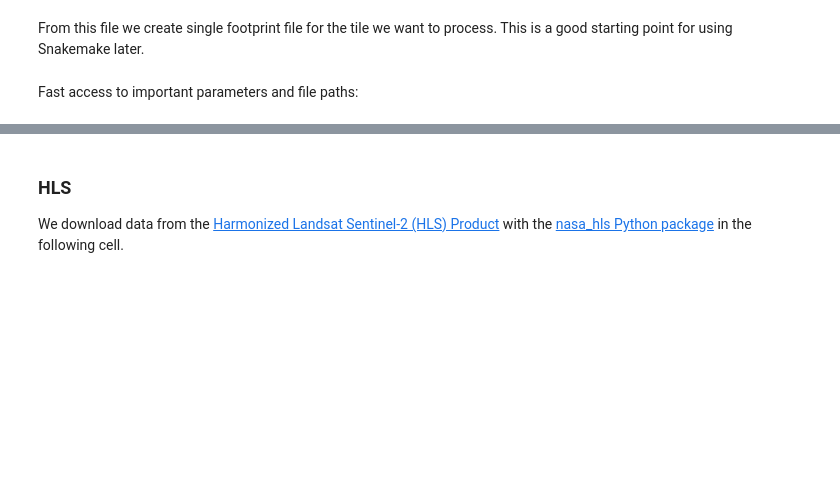
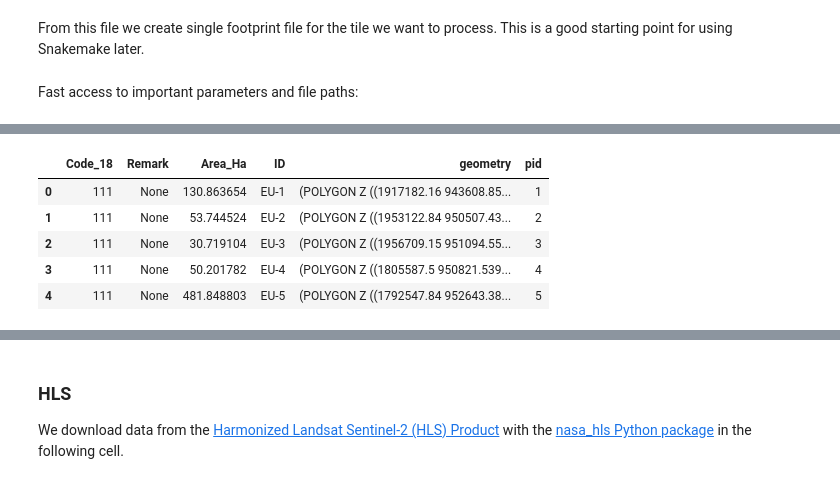
Before and after one commit to benmack/classify-hls, a Jupyter notebook: notebooks/01_raw/01a-r_bm_raw-data.ipynb, the cells around one changed output, grey strips where cells are left out. Drawn from its saved outputs; the diff is of its cells as text; code cells hidden in the pictures; blank space fills up the shorter version.

```diff
--- a/notebooks/01_raw/01a-r_bm_raw-data.ipynb
+++ b/notebooks/01_raw/01a-r_bm_raw-data.ipynb
@@ -110,0 +152,14 @@ for tile in tilenames:
+# %%
+path__clc_complete = prjconf.get_path("Raw", "clc_complete")
+clc = gpd.read_file(path__clc_complete)
+assert clc.ID.is_unique
+clc["pid"] = clc.ID.str.split("-", expand=True)[1].astype(int)
+assert clc.pid.is_unique
+display(clc.head())
+# %% [output]
+|  | Code_18 | Remark | Area_Ha | ID | geometry | pid |
+| 0 | 111 | None | 130.863654 | EU-1 | (POLYGON Z ((1917182.16 943608.85... | 1 |
+| 1 | 111 | None | 53.744524 | EU-2 | (POLYGON Z ((1953122.84 950507.43... | 2 |
+| 2 | 111 | None | 30.719104 | EU-3 | (POLYGON Z ((1956709.15 951094.55... | 3 |
+| 3 | 111 | None | 50.201782 | EU-4 | (POLYGON Z ((1805587.5 950821.539... | 4 |
+| 4 | 111 | None | 481.848803 | EU-5 | (POLYGON Z ((1792547.84 952643.38... | 5 |
```
Also changed, not shown: parts of 15 cells of this notebook, 2 other files.
